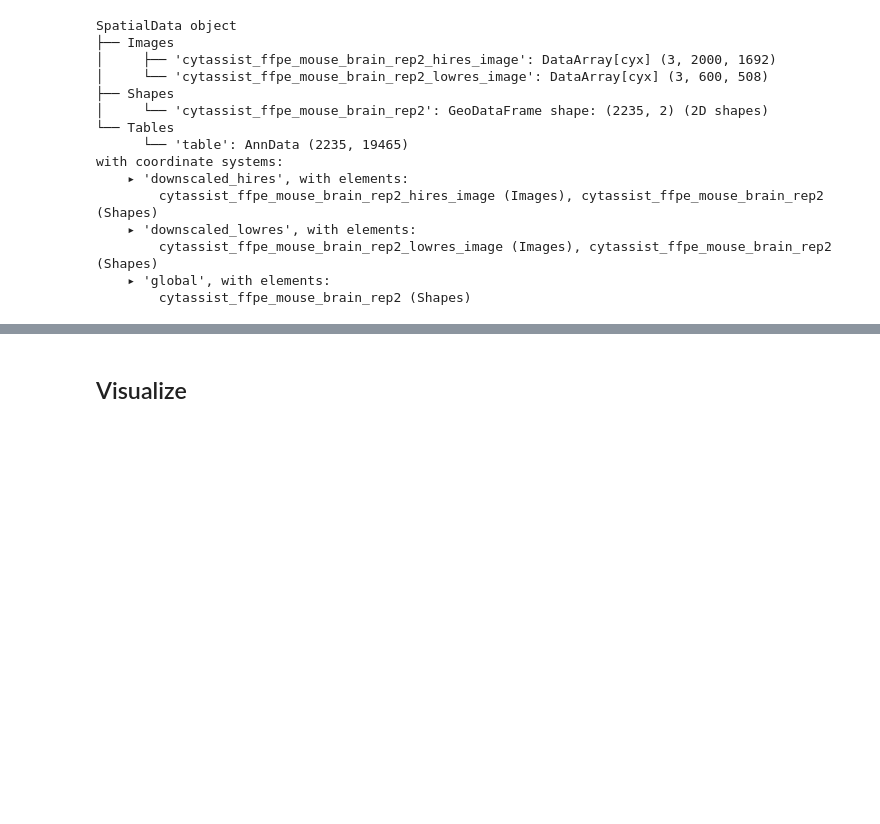
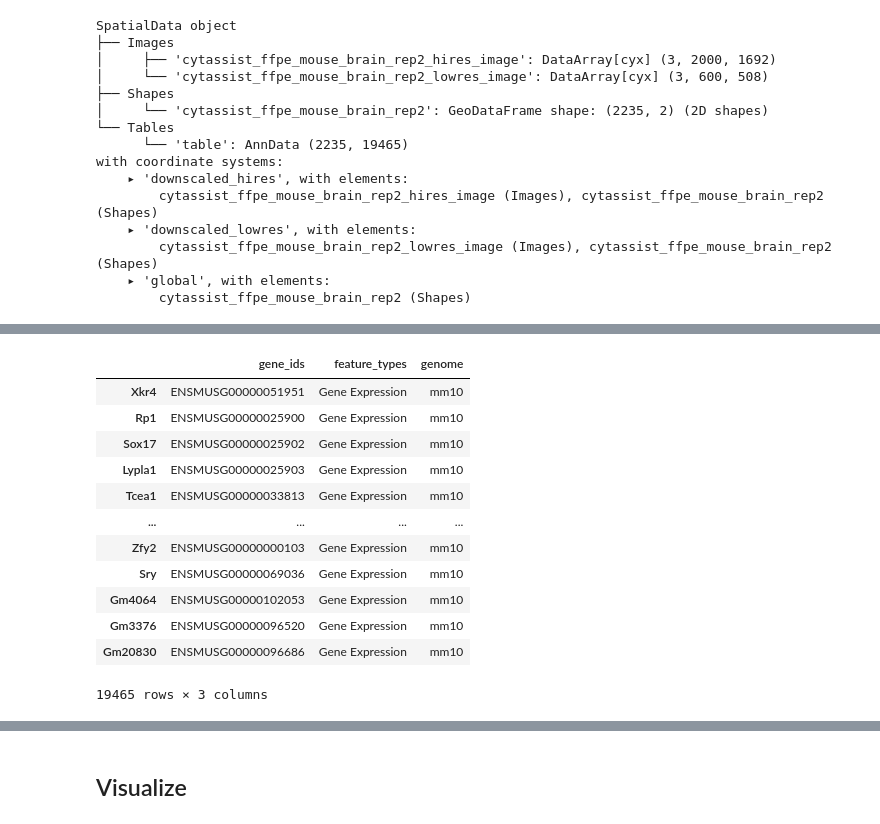
Before and after one commit to aaronwolen/soma-spatialdata-compat, a Jupyter notebook: notebooks/spatialdata-reference.ipynb, the cells around one changed output, grey strips where cells are left out. Drawn from its saved outputs; the diff is of its cells as text; code cells hidden in the pictures; blank space fills up the shorter version.

```diff
--- a/notebooks/spatialdata-reference.ipynb
+++ b/notebooks/spatialdata-reference.ipynb
@@ -85,0 +106,16 @@ with coordinate systems:
+# %%
+sdata.tables["table"].var
+# %% [output]
+|  | gene_ids | feature_types | genome |
+| Xkr4 | ENSMUSG00000051951 | Gene Expression | mm10 |
+| Rp1 | ENSMUSG00000025900 | Gene Expression | mm10 |
+| Sox17 | ENSMUSG00000025902 | Gene Expression | mm10 |
+| Lypla1 | ENSMUSG00000025903 | Gene Expression | mm10 |
+| Tcea1 | ENSMUSG00000033813 | Gene Expression | mm10 |
+| ... | ... | ... | ... |
+| Zfy2 | ENSMUSG00000000103 | Gene Expression | mm10 |
+| Sry | ENSMUSG00000069036 | Gene Expression | mm10 |
+| Gm4064 | ENSMUSG00000102053 | Gene Expression | mm10 |
+| Gm3376 | ENSMUSG00000096520 | Gene Expression | mm10 |
+| Gm20830 | ENSMUSG00000096686 | Gene Expression | mm10 |
+19465 rows × 3 columns
```
Also changed, not shown: parts of 14 cells of this notebook, 1 other file.
